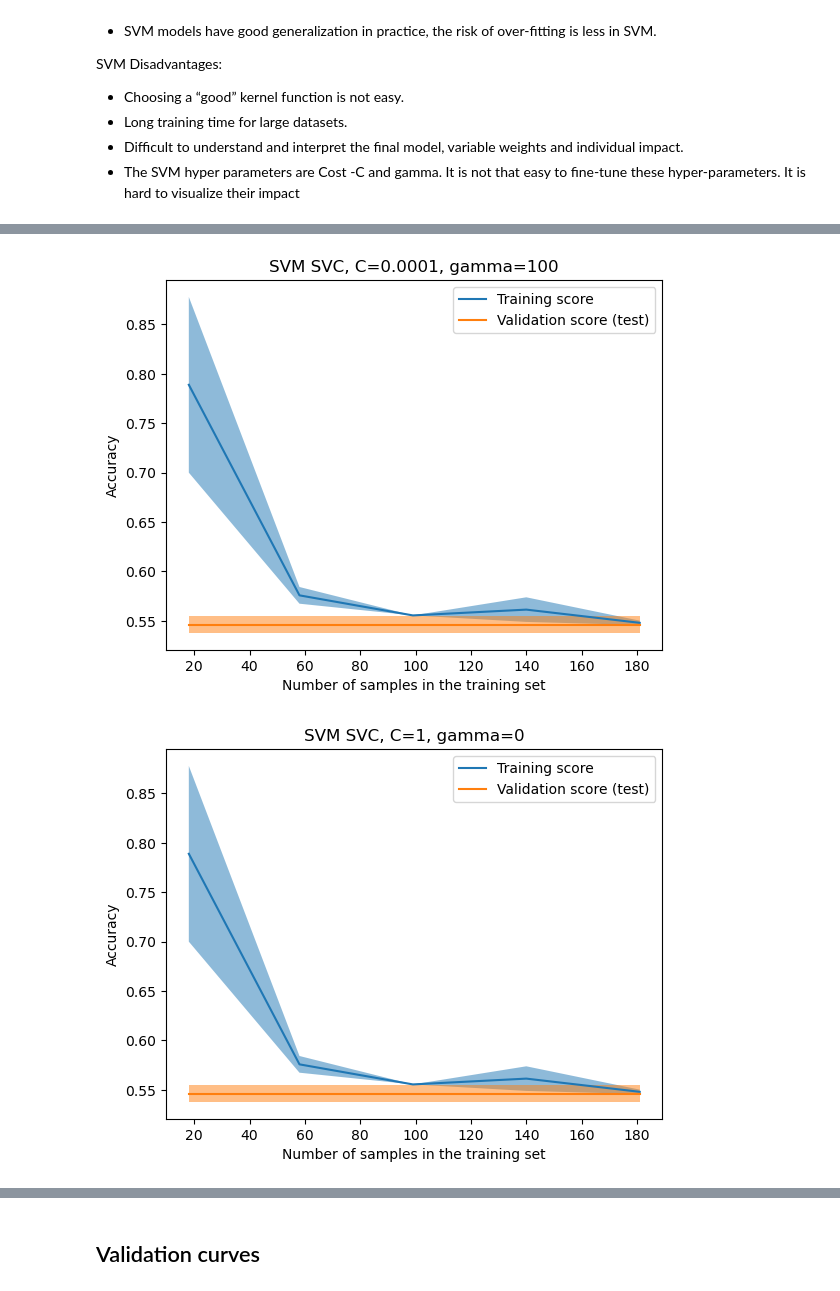
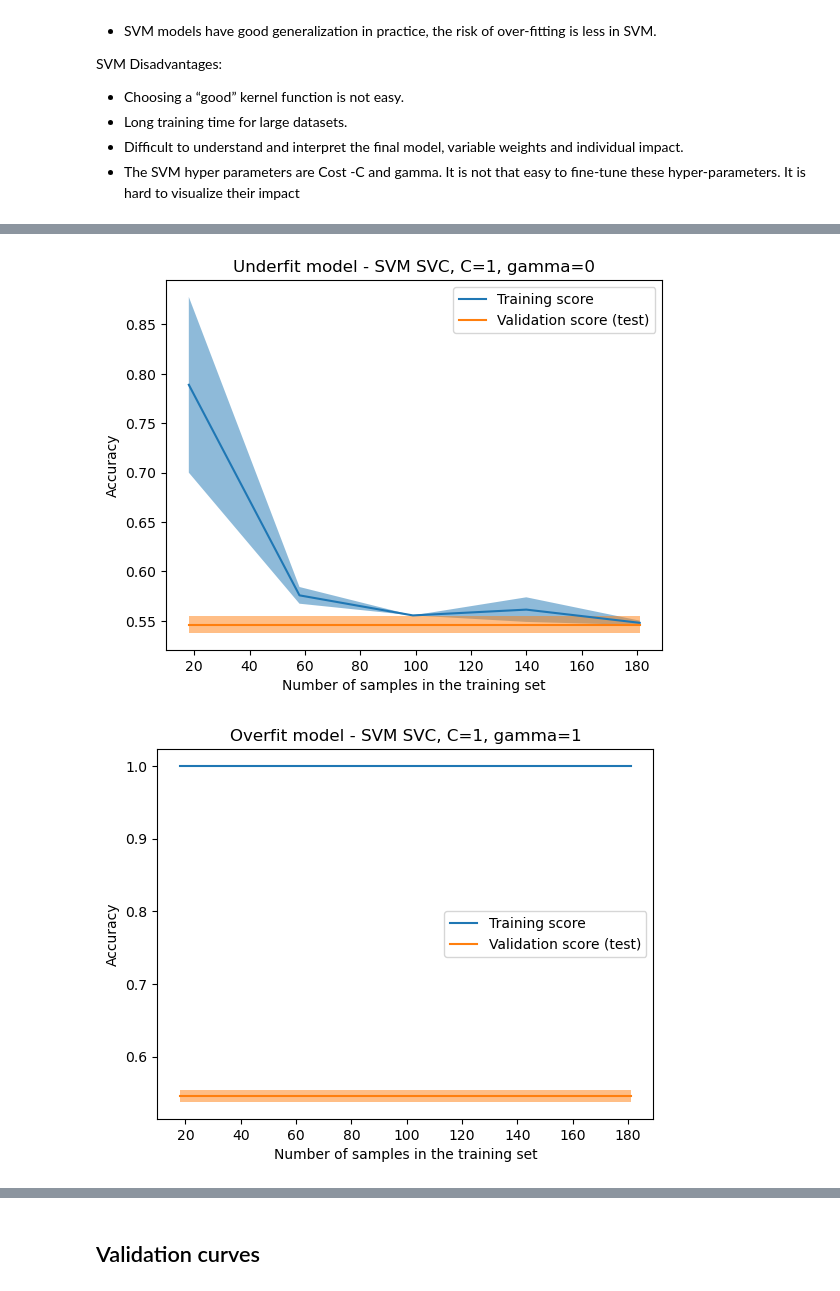
Before and after one commit to LexouLam/ML3, a Jupyter notebook: notebook/A1_ML3.1 - Algorithms Kit Eleve.ipynb, the cells around one changed output, grey strips where cells are left out. Cells and saved outputs as stored; diff of their text form; code cells hidden in the pictures.

```diff
--- a/notebook/A1_ML3.1 - Algorithms Kit Eleve.ipynb
+++ b/notebook/A1_ML3.1 - Algorithms Kit Eleve.ipynb
@@ -627,0 +650,38 @@ plot_learning_curve(forest_clf, "Random forest, n_estimators=100, max_depth=None
+# %%
+import pandas as pd
+import numpy as np
+import matplotlib.pyplot as plt
+import seaborn as sns
+
+from sklearn.preprocessing import StandardScaler
+from sklearn.model_selection import train_test_split
+from sklearn.model_selection import LearningCurveDisplay
+from sklearn.model_selection import learning_curve
+
+from sklearn.ensemble import RandomForestClassifier
+
+def plot_learning_curve(estimator, title, X, y, axes=None, ylim=None, cv=None,
+                        n_jobs=None, train_sizes=np.linspace(.1, 1.0, 5)):
+# create your method to plot your learning curves using the sklearn method learning_curve()
+    scaler=StandardScaler()
+    X_norm = scaler.fit_transform(X)
+    estimator.fit(X_norm, y)
+    train_size_abs, train_scores, test_scores = learning_curve(estimator, X_train, y_train, train_sizes=train_sizes,
+                                                            cv=cv, scoring='accuracy', n_jobs=n_jobs)
+    LearningCurveDisplay(train_sizes=train_size_abs, train_scores = train_scores, test_scores=test_scores, score_name="Accuracy").plot()
+    plt.legend(['Training score', 'Validation score (test)'])
+    plt.title(title)
+    plt.ylim(ylim)
+    plt.show()
+
+
+df_heart = pd.read_csv("../data/heart.csv")
+X = df_heart.drop(columns='target')
+y = df_heart['target']
+X_train, X_test, y_train, y_test = train_test_split(X, y, test_size=0.25, random_state=42, stratify=y)
+scaler=StandardScaler()
+X_train_norm=scaler.fit_transform(X_train)
+X_test_norm=scaler.transform(X_test)
+# forest_clf = RandomForestClassifier(n_estimators=100, max_depth=None, random_state=42)
+# svc_clf = SVC(C=1, gamma='auto')
+# plot_learning_curve(forest_clf, "Random forest, n_estimators=100, max_depth=None", X=X_train_norm, y=y_train, train_sizes=np.linspace(.1, 1.0, 5))
@@ -688,13 +760,12 @@ plot_learning_curve(svc_clf, "SVM SVC, C=1, gamma=auto", X=X_train_norm, y=y_tra
 # %%
-# Good fit ?
-
-svc_clf = SVC(C=0.0001, gamma=100)
-plot_learning_curve(svc_clf, "SVM SVC, C=0.0001, gamma=100", X=X_train_norm, y=y_train, train_sizes=np.linspace(.1, 1.0, 5))
+# Underfit model?
+svc_clf = SVC(C=1, gamma=0)
+plot_learning_curve(svc_clf, "Underfit model - SVM SVC, C=1, gamma=0", X=X_train_norm, y=y_train, train_sizes=np.linspace(.1, 1.0, 5))
 # %% [output]
-[figure, old version]
+[figure, new version]
 # %%
-# Underfit model?
-svc_clf = SVC(C=1, gamma=0)
-plot_learning_curve(svc_clf, "SVM SVC, C=1, gamma=0", X=X_train_norm, y=y_train, train_sizes=np.linspace(.1, 1.0, 5))
+# Overfit model?
+svc_clf = SVC(C=1, gamma=1)
+plot_learning_curve(svc_clf, "Overfit model - SVM SVC, C=1, gamma=1", X=X_train_norm, y=y_train, train_sizes=np.linspace(.1, 1.0, 5))
 # %% [output]
-[figure, old version]
+[figure, new version]
```
Also changed, not shown: parts of 22 cells of this notebook.
